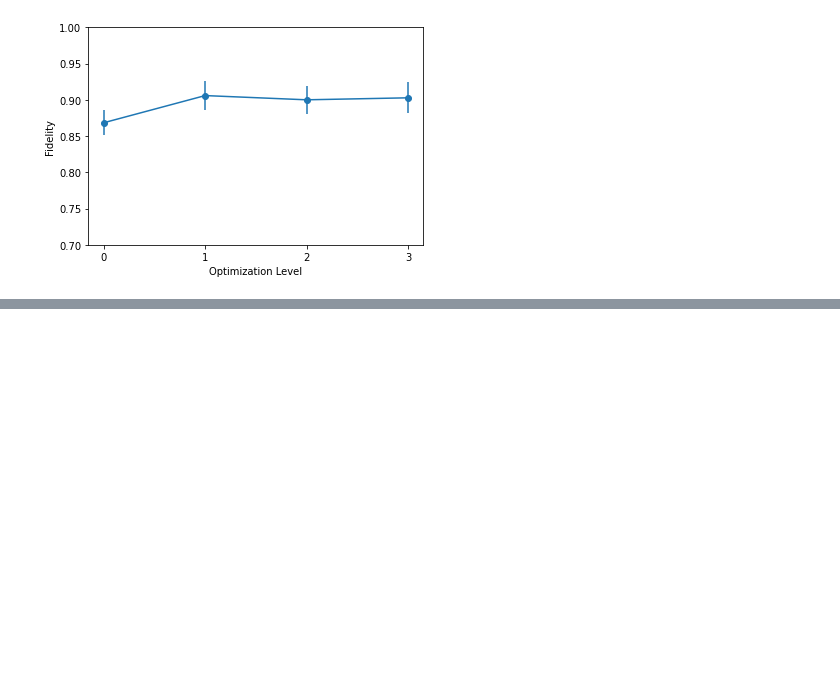
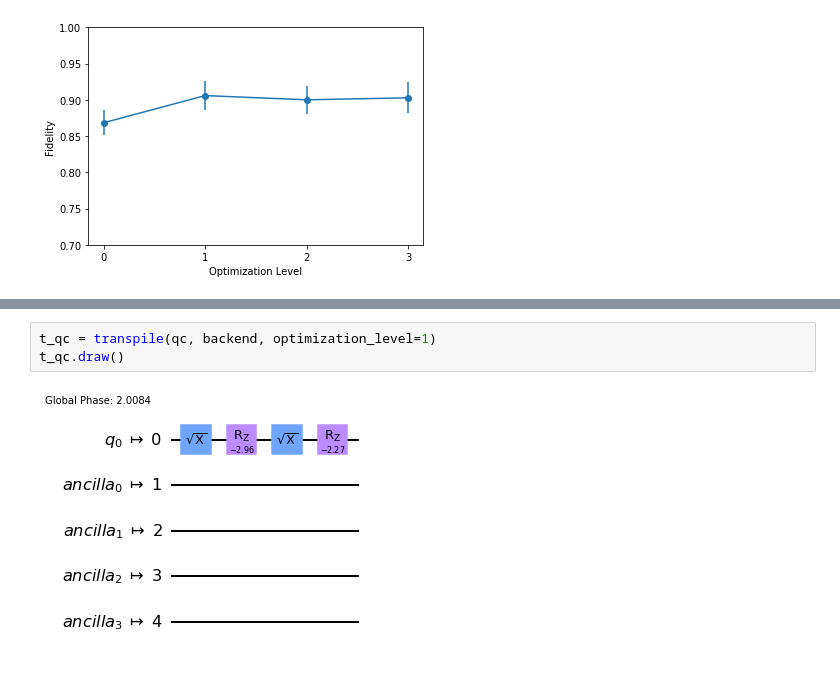
Before and after one commit to KnightShuffler/Fidelity-of-Quantum-Teleporation, a Jupyter notebook: Code/Teleportation-Paper.ipynb, the cells around one changed output, grey strips where cells are left out. Drawn from its saved outputs; the diff is of its cells as text; blank space fills up the shorter version.

```diff
--- a/Code/Teleportation-Paper.ipynb
+++ b/Code/Teleportation-Paper.ipynb
@@ -567,0 +579,5 @@ fig.show()
+# %%
+t_qc = transpile(qc, backend, optimization_level=1)
+t_qc.draw()
+# %% [output]
+[figure, added]
```
Also changed, not shown: parts of 10 cells of this notebook, 4 other files.
